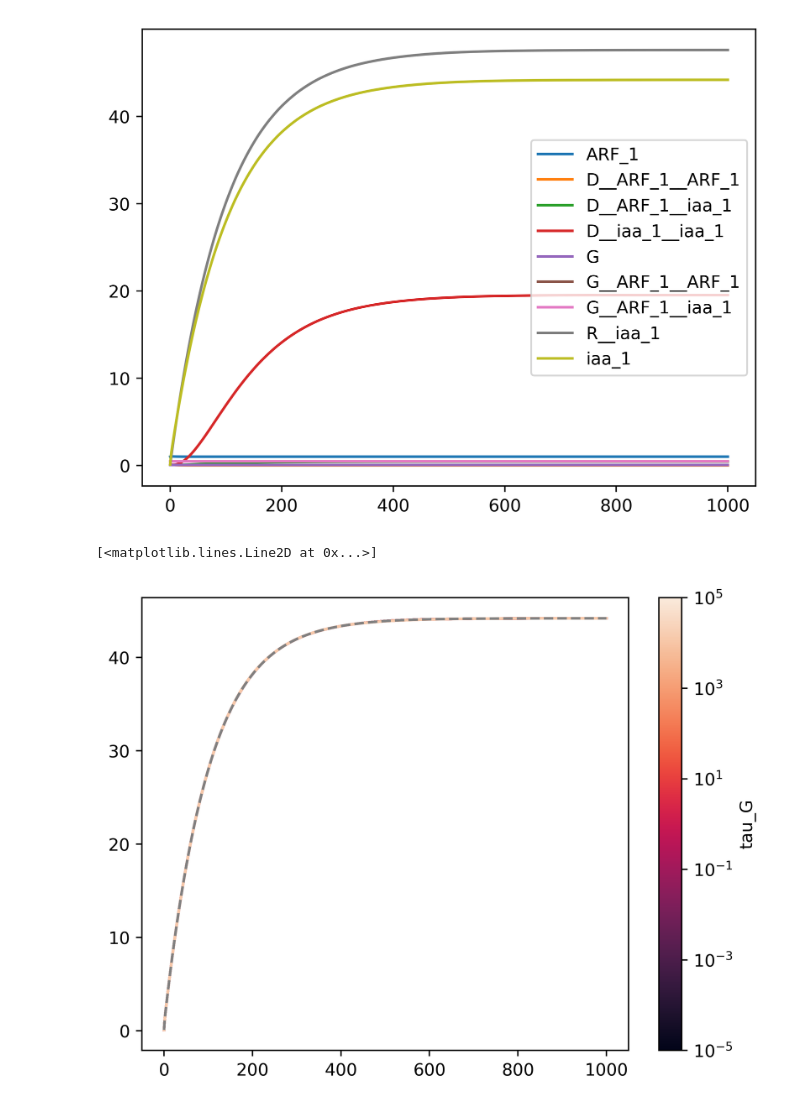
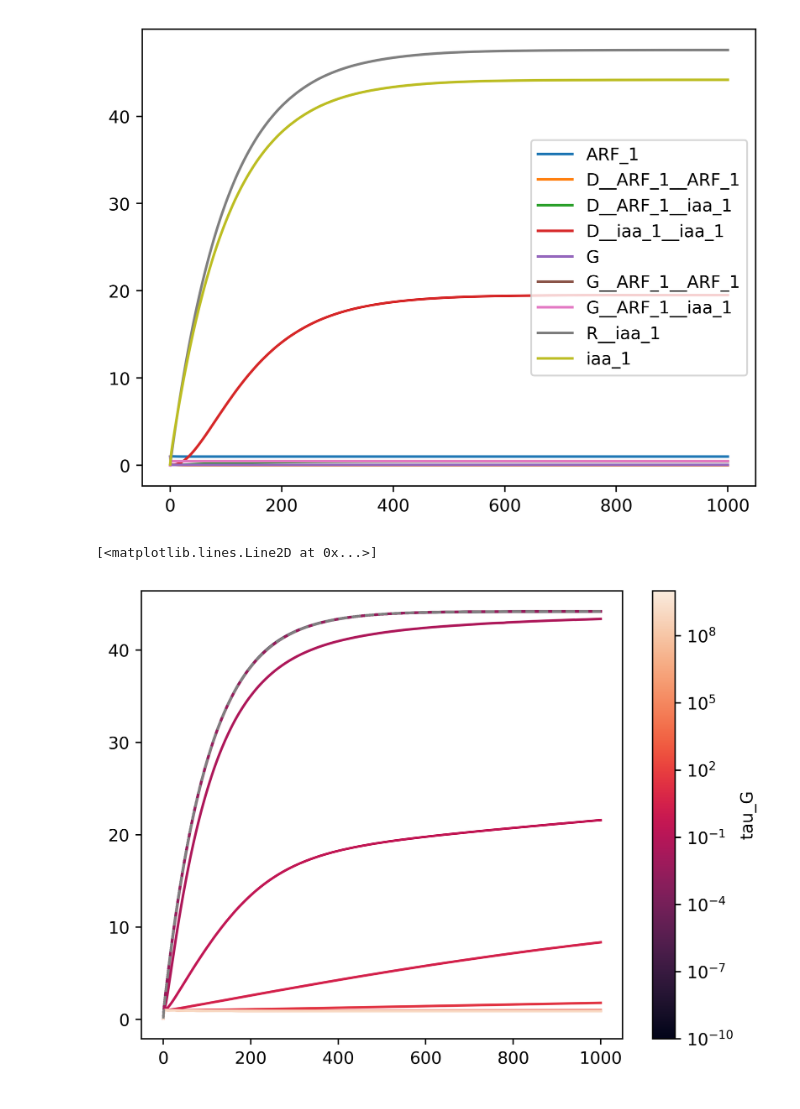
Before and after one commit to joeyshuttleworth/auxin_signalling_models, a Jupyter notebook: notebooks/degenerate_model_demonstration.ipynb, the cells around one changed output. Drawn from its saved outputs; the diff is of its cells as text; code cells hidden in the pictures.

```diff
--- a/notebooks/degenerate_model_demonstration.ipynb
+++ b/notebooks/degenerate_model_demonstration.ipynb
@@ -76,8 +76,8 @@ initial_promoter_vars = np.linalg.solve(jac, -inhomog).flatten()
 initial_promoter_vars = np.concatenate([[1.0 - initial_promoter_vars.sum()], initial_promoter_vars])
 
 # We can set the initial conditions to be identical, but this produces less interesting plots:
-for i, p in enumerate(promoter_symbols):
-    full_ic_dict[p] = initial_promoter_vars[i]
+#for i, p in enumerate(promoter_symbols):
+#    full_ic_dict[p] = initial_promoter_vars[i]
 # %%
 reduced_solver = asp_model_r.make_forward_solver()
 
@@ -101,7 +101,7 @@ Matrix([[-2*ARF_1**2*k__D__ARF_1__ARF_1 - ARF_1*arf__d - ARF_1*iaa_1*k__D__ARF_1
 
 full_param_dict = asp_model_full.get_default_parameters(parameter_subs_dict=asp_model_r.parameter_subs_dict)
 
-full_param_dict[promoter_timeconstant] = 1.0
+full_param_dict[promoter_timeconstant] = 1e-10
 
 print(full_param_dict.keys())
 print(asp_model_full.get_default_parameters())
@@ -124,28 +124,33 @@ dict_keys(['arf__d', 'arf__k', 'd__D__ARF_1__ARF_1', 'd__D__ARF_1__iaa_1', 'd__D
 # %%
 cmap = sns.color_palette('rocket', as_cmap=True)
 
 plt.clf()
 
 rmses = []
-tau_vals = 10**np.linspace(-5, 5, 11)
+tau_vals = 10**np.linspace(-10, 10, 21)
+
+full_param_dict = asp_model_full.get_default_parameters(parameter_subs_dict=parameter_subs_dict)
+
+for k, v in asp_model_r.get_default_parameters().items():
+    full_param_dict[k] = v
 
 parameter_subs_dict = asp_model_r.parameter_subs_dict
-for i, tau in enumerate(reversed(tau_vals)):
-    full_param_dict = asp_model_full.get_default_parameters(parameter_subs_dict=parameter_subs_dict)
+for i, tau in enumerate(tau_vals):
+    # full_param_dict = asp_model_full.get_default_parameters(parameter_subs_dict=parameter_subs_dict)
     full_param_dict[promoter_timeconstant] = tau
     sol2, succ = full_solver(ts, full_param_dict, full_ic_dict, 1)
     color = cmap(i / len(tau_vals))
     plt.plot(ts, sol2[:, -1], color=color)
 
     rmse = np.sqrt(np.mean((sol2[1:, -1] - sol1[1:, -1])**2))
     rmses.append(rmse)
 
 plt.colorbar(mpl.cm.ScalarMappable(norm=mpl.colors.LogNorm(tau_vals[0], tau_vals[-1]), cmap='rocket'),
              orientation='vertical', label='tau_G', ax=plt.gca())
 plt.plot(ts, sol1[:, -1], color='grey', ls='--')
 # %% [output]
 [<matplotlib.lines.Line2D at 0x...>]
-[figure, old version]
+[figure, new version]
 # %%
 plt.scatter(tau_vals, rmses)
 plt.xscale('log')
```
Also changed, not shown: parts of 2 cells of this notebook.
